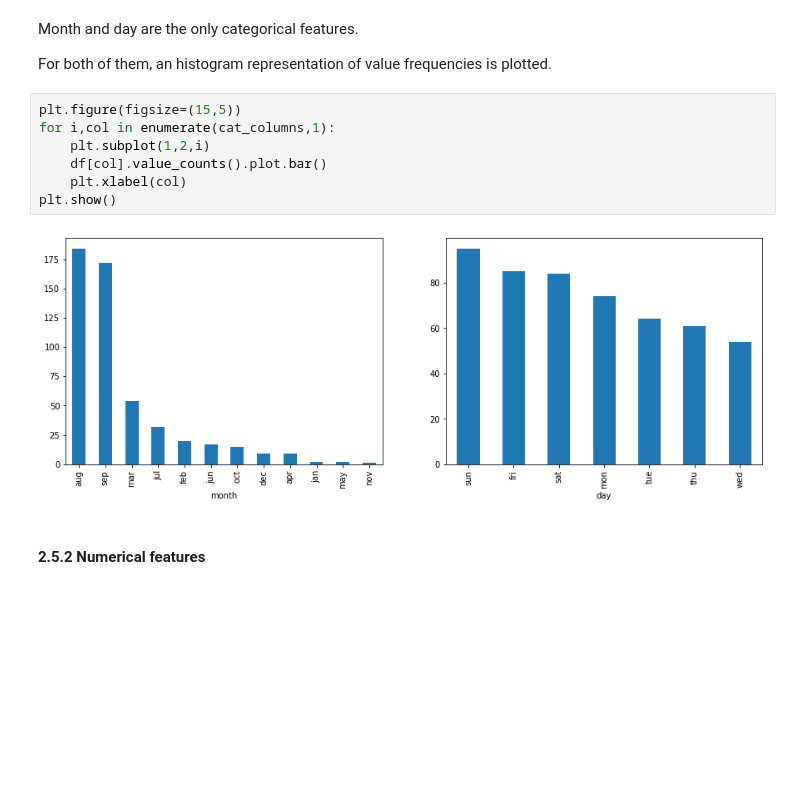
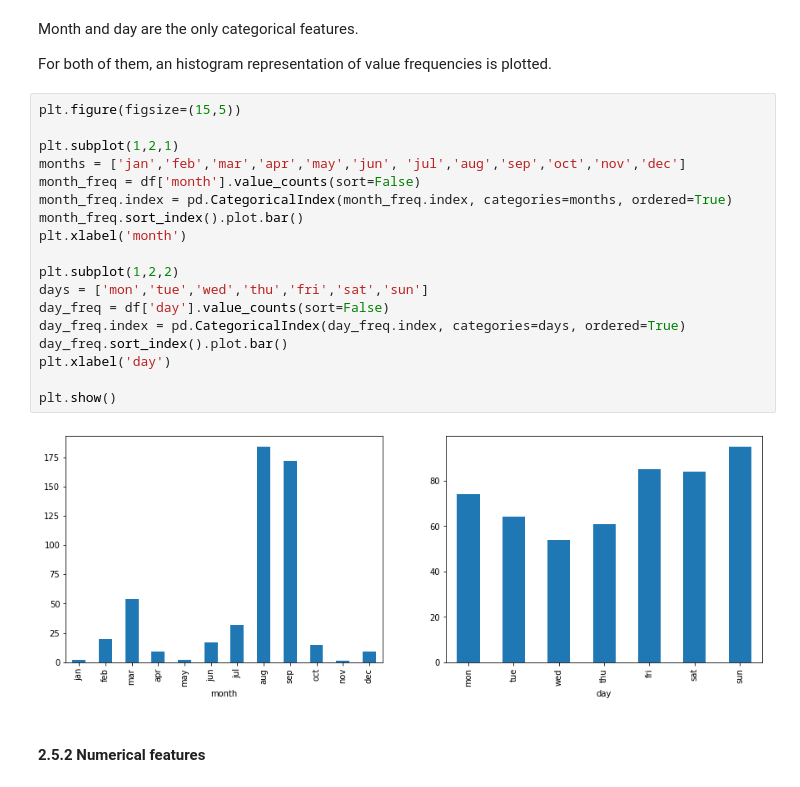
Before and after one commit to andrea7imo/DataSpacesThesis, a Jupyter notebook: DataSpacesThesis.ipynb, the cells around one changed output. Saved outputs shown, nothing was run; the diff lists cells and outputs as text; blank space fills up the shorter version.

Commit message:
Bar plot riordinati

```diff
--- a/DataSpacesThesis.ipynb
+++ b/DataSpacesThesis.ipynb
@@ -194,15 +190,26 @@ num_columns = features.select_dtypes(exclude='object').columns.tolist()
 Month and day are the only categorical features.
 
 For both of them, an histogram representation of value frequencies is plotted.
-# %%
-plt.figure(figsize=(15,5))
-for i,col in enumerate(cat_columns,1):
-    plt.subplot(1,2,i)
-    df[col].value_counts().plot.bar()
-    plt.xlabel(col)
-plt.show()
-# %% [output]
-[figure, removed]
+# %%
+plt.figure(figsize=(15,5))
+
+plt.subplot(1,2,1)
+months = ['jan','feb','mar','apr','may','jun', 'jul','aug','sep','oct','nov','dec']
+month_freq = df['month'].value_counts(sort=False)
+month_freq.index = pd.CategoricalIndex(month_freq.index, categories=months, ordered=True)
+month_freq.sort_index().plot.bar()
+plt.xlabel('month')
+
+plt.subplot(1,2,2)
+days = ['mon','tue','wed','thu','fri','sat','sun']
+day_freq = df['day'].value_counts(sort=False)
+day_freq.index = pd.CategoricalIndex(day_freq.index, categories=days, ordered=True)
+day_freq.sort_index().plot.bar()
+plt.xlabel('day')
+
+plt.show()
+# %% [output]
+[figure, added]
 # %% [markdown]
 #### 2.5.2 Numerical features  <a class="anchor" id="2.5.2"></a>
 # %% [markdown]
```
Also changed, not shown: parts of 1 cell of this notebook.
